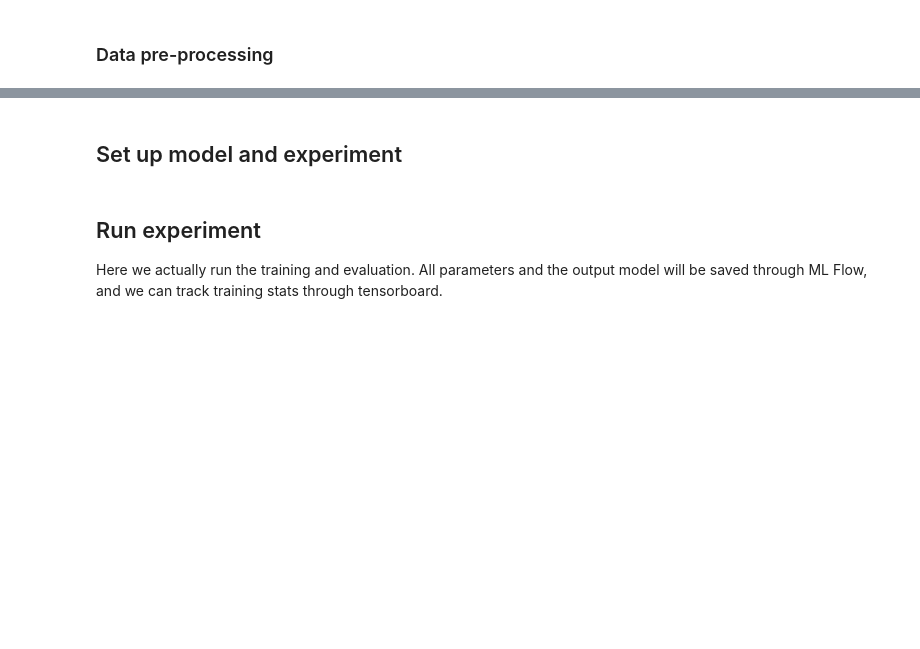
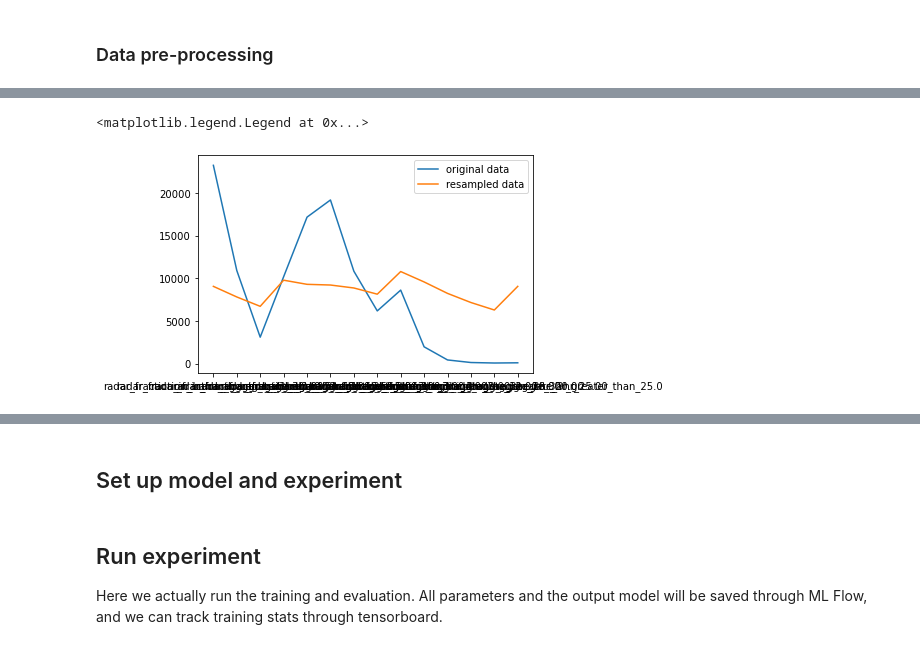
Before and after one commit to informatics-lab/precip_rediagnosis, a Jupyter notebook: model_pipeline/fraction_model_dev.ipynb, the cells around one changed output, grey strips where cells are left out. Drawn from its saved outputs; the diff is of its cells as text; code cells hidden in the pictures; blank space fills up the shorter version.

```diff
--- a/model_pipeline/fraction_model_dev.ipynb
+++ b/model_pipeline/fraction_model_dev.ipynb
@@ -124,2 +155,0 @@ plt.show()
-# %%
-data_splits['y_train'] = data_splits['y_train'].drop(columns=['index'])
@@ -142,4 +156,4 @@ data_splits['y_val']
 # %%
-nsamples = 10000
+nsamples = len(data_splits['y_train'])//14
 # %%
 y_train = pd.DataFrame()
@@ -157,8 +160,22 @@ y_train = pd.DataFrame()
+# %%
+data_splits['y_train'] = data_splits['y_train'].reset_index()
+for col in data_splits['y_train'].columns:
+    ids = data_splits['y_train'][data_splits['y_train']['max_bin']==col].index
+    if len(ids)>0:
+        choices = np.random.choice(ids, nsamples)
+        y_train = pd.concat([y_train, data_splits['y_train'].loc[choices]])
+        try:
+            X_train = np.concatenate([X_train, data_splits['X_train'][choices]])
+        except NameError:
+            X_train = data_splits['X_train'][choices]
 # %%
 # from collections import Counter
 # Counter(data_splits['y_train']['max_bin'])
 # %%
-# cols = ['fraction_in_band_0.0', 'fraction_in_band_0.03_0.1']+target_parameter[5:-7]+['fraction_greater_than_25.0']
-# plt.plot(data_splits['y_train'].sum(axis=0)[cols], label='original data')
-# plt.plot(y_train.sum(axis=0)[cols], label='resampled data')
-# plt.legend()
+cols = ['radar_fraction_in_band_aggregate_3hr_0.00', 'radar_fraction_in_band_aggregate_3hr_0.03_0.1']+target_parameter[5:-7]+['radar_fraction_in_band_aggregate_3hr_greater_than_25.0']
+plt.plot(data_splits['y_train'].sum(axis=0)[cols], label='original data')
+plt.plot(y_train.sum(axis=0)[cols], label='resampled data')
+plt.legend()
+# %% [output]
+<matplotlib.legend.Legend at 0x...>
+[figure, added]
```
Also changed, not shown: parts of 46 cells of this notebook.
